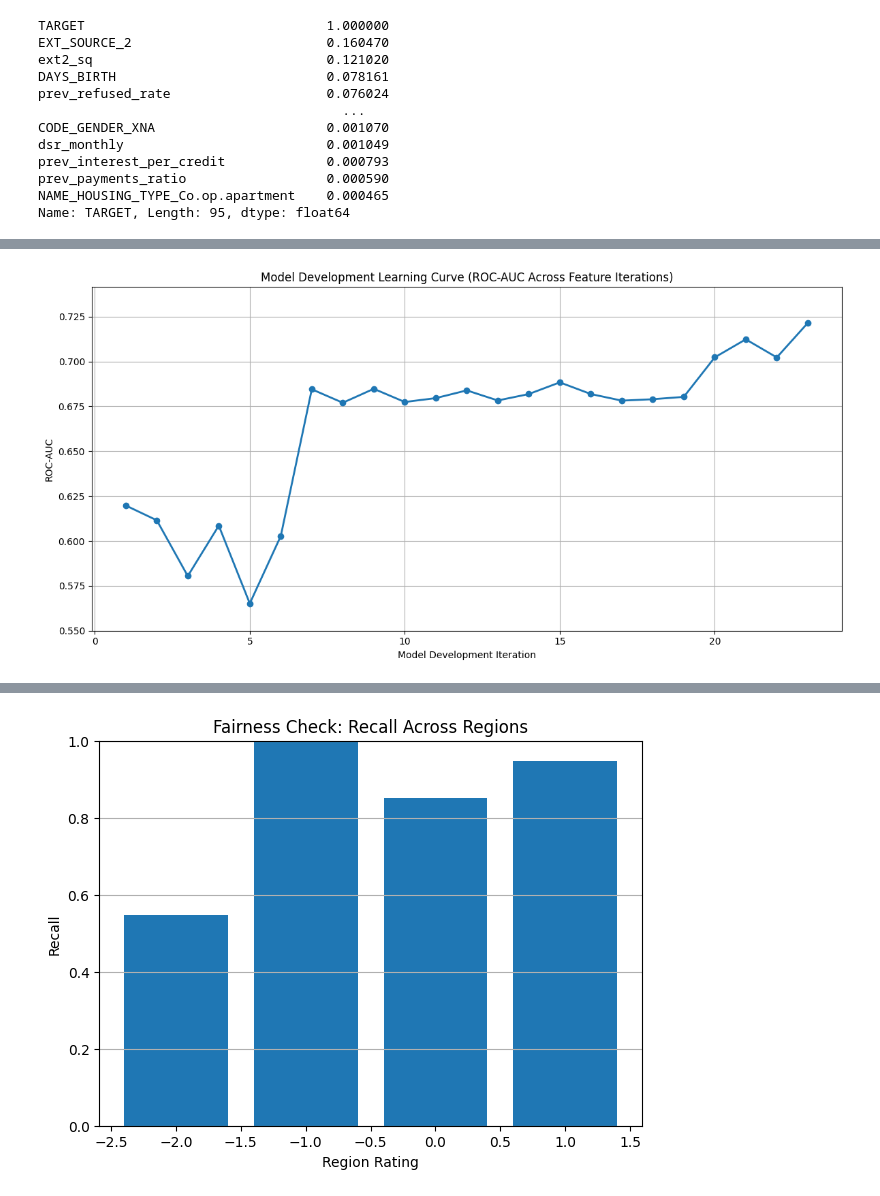
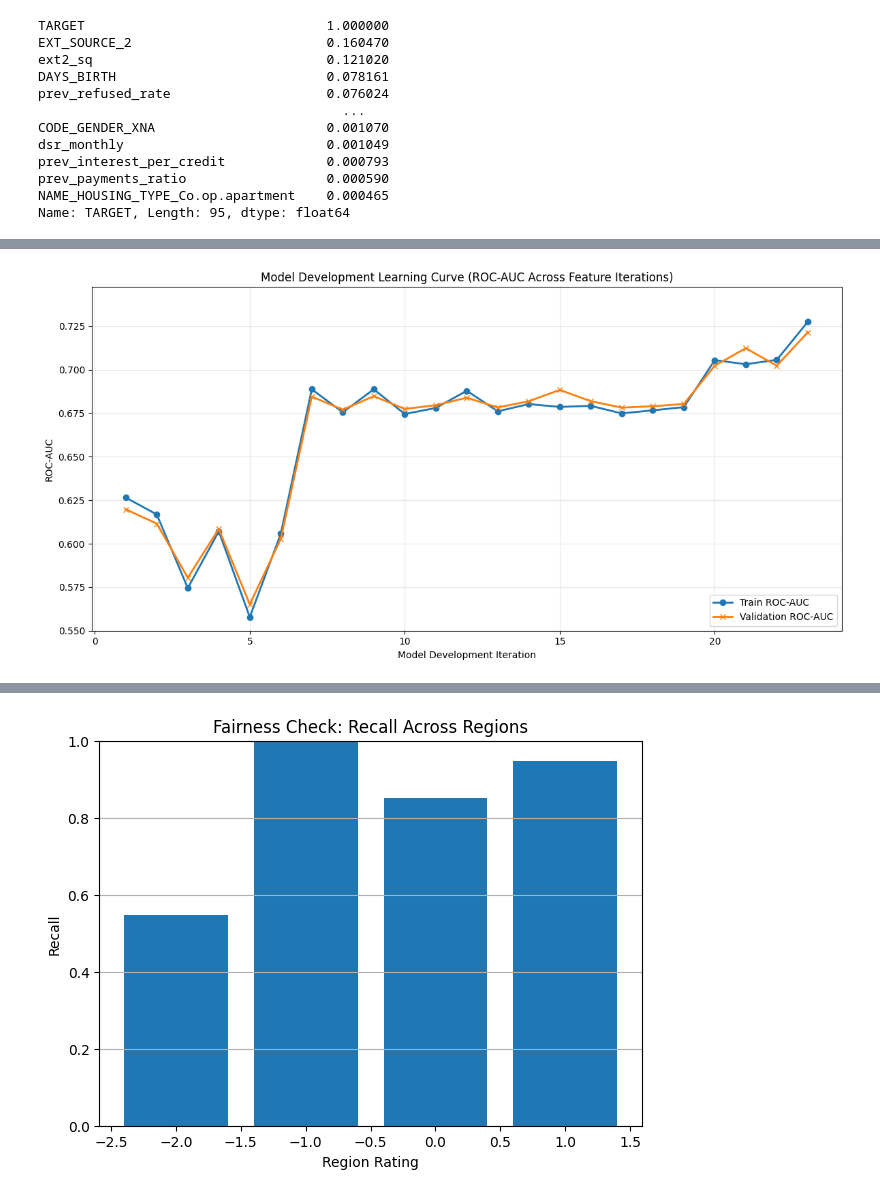
Before and after one commit to sumanth2122/403Project2, a Jupyter notebook: models.ipynb, the cells around one changed output, grey strips where cells are left out. Saved outputs shown, nothing was run; the diff lists cells and outputs as text; code cells hidden in the pictures.

```diff
--- a/models.ipynb
+++ b/models.ipynb
@@ -156,7 +156,7 @@ def roc_auc(y_true, y_score):
     tpr = np.r_[0.0, tpr, 1.0]
     fpr = np.r_[0.0, fpr, 1.0]
 
-    return float(np.trapezoid(tpr, fpr))
+    return float(np.trapz(tpr, fpr))
 # %%
 def choose_threshold_at_recall(y_true, y_score, target_recall=0.81):
     y = np.asarray(y_true, dtype=int)
@@ -429,13 +429,6 @@ log_reg.fit(X_train, y_train)
 
 mis = save_misclassified(log_reg, val_df, target_col='TARGET', id_col='SK_ID_CURR',
                          out_csv='misclassified_logreg_model1.csv', prob_threshold=0.396)
-
-
-svm_model.fit(X_train, y_train)
-mis2 = save_misclassified(svm_model, val_df, target_col='TARGET', id_col='SK_ID_CURR',
-                         out_csv='misclassified_svc_model1.csv', prob_threshold=0.055)
-
 mis.head()
-mis2.head()
 # %% [output]
 High correlation features cleaned: ['TARGET', 'EXT_SOURCE_2', 'ext2_sq', 'prev_refused_rate', 'prev_share_mean_all', 'prev_rate_med_all', 'prev_rate_mean_all', 'prev_approved_rate', 'REGION_RATING', ' ...
@@ -948,34 +931,46 @@ Please also refer to the documentation for alternative solver options:
 # %%
 import matplotlib.pyplot as plt
 
 # Ordered model keys in development order
 ordered_model_keys = [
      "log_reg_m1","log_reg_m2","log_reg_m3","log_reg_m4",
     "log_reg_m5","log_reg_m6","log_reg_m7","log_reg_m8",
     "log_reg_AUC7pp","log_reg_RECENT","log_reg_CAPACITY",
     "log_reg_STABILITY","log_reg_TINY9","log_reg_CONTRACT",
     "log_reg_CONTRACT2","log_reg_COEF_CORE20",
     "log_reg_COEF_RECENT_CAP","log_reg_COEF_TINY12",
     "log_reg_COEF_NOISE_REDUCED", "log_reg_metrics1_high", "log_reg_metrics2_high",
     "log_reg_metrics3_high", "log_reg_ALL"
 ]
 
 # Extract ordered AUC values
-auc_values = [model_results[k][2]["roc_auc"] for k in ordered_model_keys]
+train_auc_values = [model_results[k][0]["roc_auc"] for k in ordered_model_keys]
+val_auc_values   = [model_results[k][2]["roc_auc"] for k in ordered_model_keys]
+
+x = range(1, len(ordered_model_keys) + 1)
+ymax = max(max(train_auc_values), max(val_auc_values)) + 0.02
 
 # Plot learning curve
-plt.figure(figsize=(12,6))
-plt.plot(range(1, len(auc_values)+1), auc_values, marker='o', linewidth=2)
+plt.figure(figsize=(12, 6))
+
+plt.plot(x, train_auc_values, marker='o', linewidth=2,
+         color='tab:blue', label='Train ROC-AUC')
+plt.plot(x, val_auc_values, marker='x', linewidth=2,
+         color='tab:orange', label='Validation ROC-AUC')
 
 plt.ylabel("ROC-AUC")
 plt.xlabel("Model Development Iteration")
 plt.title("Model Development Learning Curve (ROC-AUC Across Feature Iterations)")
-plt.grid(True)
-plt.ylim(0.55, max(auc_values) + 0.02)
+plt.grid(True, alpha=0.3)
+plt.ylim(0.55, ymax)
+
+# Legend
+plt.legend(loc='lower right', frameon=True)
+
 plt.tight_layout()
 plt.show()
 # %% [output]
-[figure, old version]
+[figure, new version]
 # %%
 points = []
 for k, v in model_results.items():
```
Also changed, not shown: parts of 12 cells of this notebook, 1 other file.
